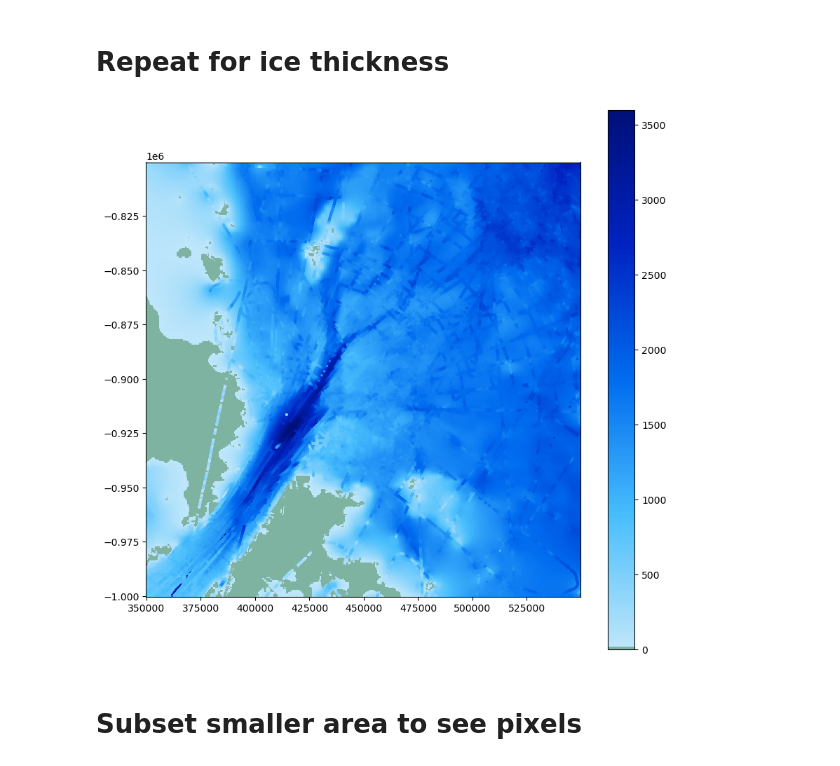
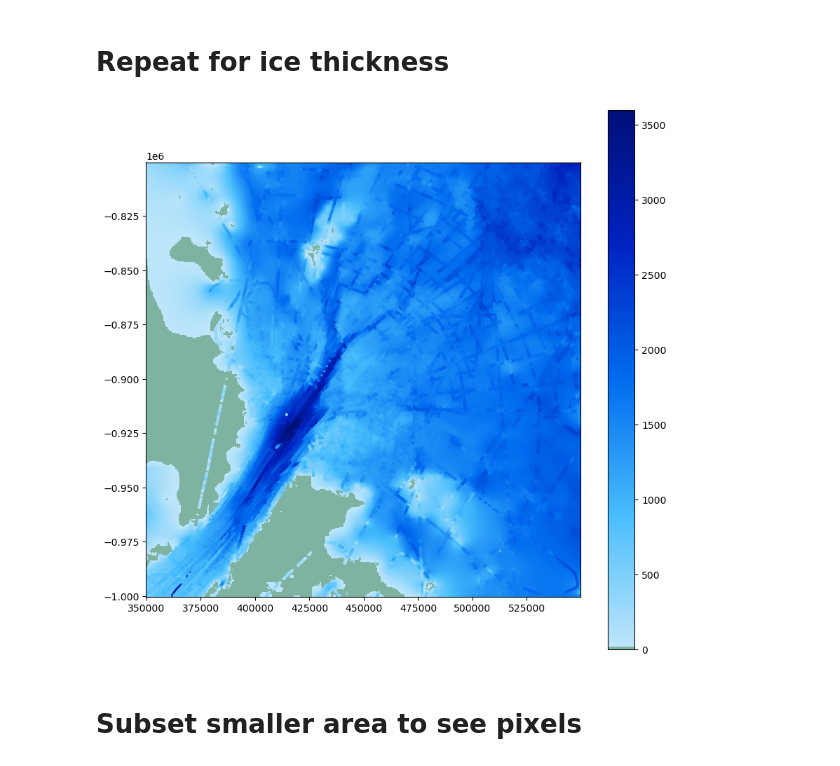
Before and after one commit to kimbente/ice_thickness, a Jupyter notebook: visualise.ipynb, the cells around one changed output. Saved outputs shown, nothing was run; the diff lists cells and outputs as text; code cells hidden in the pictures.

```diff
--- a/visualise.ipynb
+++ b/visualise.ipynb
@@ -40,3 +45,7 @@ byrd_bedmachine = xr.open_dataset(path_to_file_server)
+# %%
+byrd_bedmachine["bed_ellipsoid"] = byrd_bedmachine["bed"] + byrd_bedmachine["geoid"]
+byrd_bedmachine["thickness_ellipsoid"] = byrd_bedmachine["thickness"] + byrd_bedmachine["geoid"]
+byrd_bedmachine["thickness_ellipsoid_true"] = byrd_bedmachine["thickness_ellipsoid"] + byrd_bedmachine["firn"]
 # %% [markdown]
 ## Define bed topography map from Bedmachine
 # %%
@@ -133,21 +142,21 @@ icethickness_cmap = matplotlib.colors.LinearSegmentedColormap.from_list("", tupl
 # %%
 XX, YY = np.meshgrid(byrd_bedmachine.x, byrd_bedmachine.y)
 
 fig, ax = plt.subplots(figsize = (10, 10))
 
 # Plot bed topography mesh
-ax.pcolormesh(XX, YY, byrd_bedmachine.thickness, cmap = icethickness_cmap, vmin = 0, vmax = 3600)
+ax.pcolormesh(XX, YY, byrd_bedmachine.thickness_ellipsoid_true, cmap = icethickness_cmap, vmin = 0, vmax = 3600)
 
 # Plot data points
 ax.scatter(byrd_bedmap_points["x"], byrd_bedmap_points["y"],
            c = byrd_bedmap_points["t"],
            s = 2,
            cmap = icethickness_cmap, vmin = 0, vmax = 3620)
 
 fig.colorbar(mappable = ax.collections[0], ax = ax)
 ax.set_aspect('equal')
 # %% [output]
-[figure, old version]
+[figure, new version]
 # %% [markdown]
 # Subset smaller area to see pixels
 # %%
```
Also changed, not shown: parts of 8 cells of this notebook, 3 other files.
